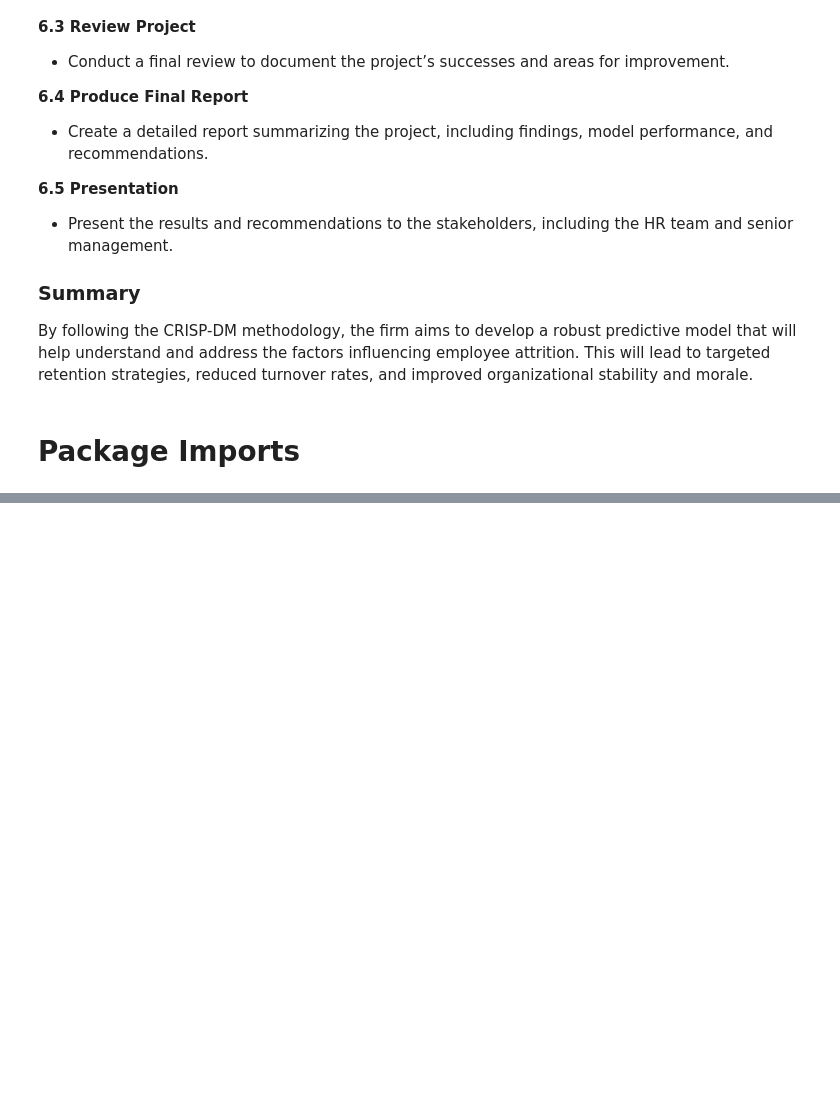
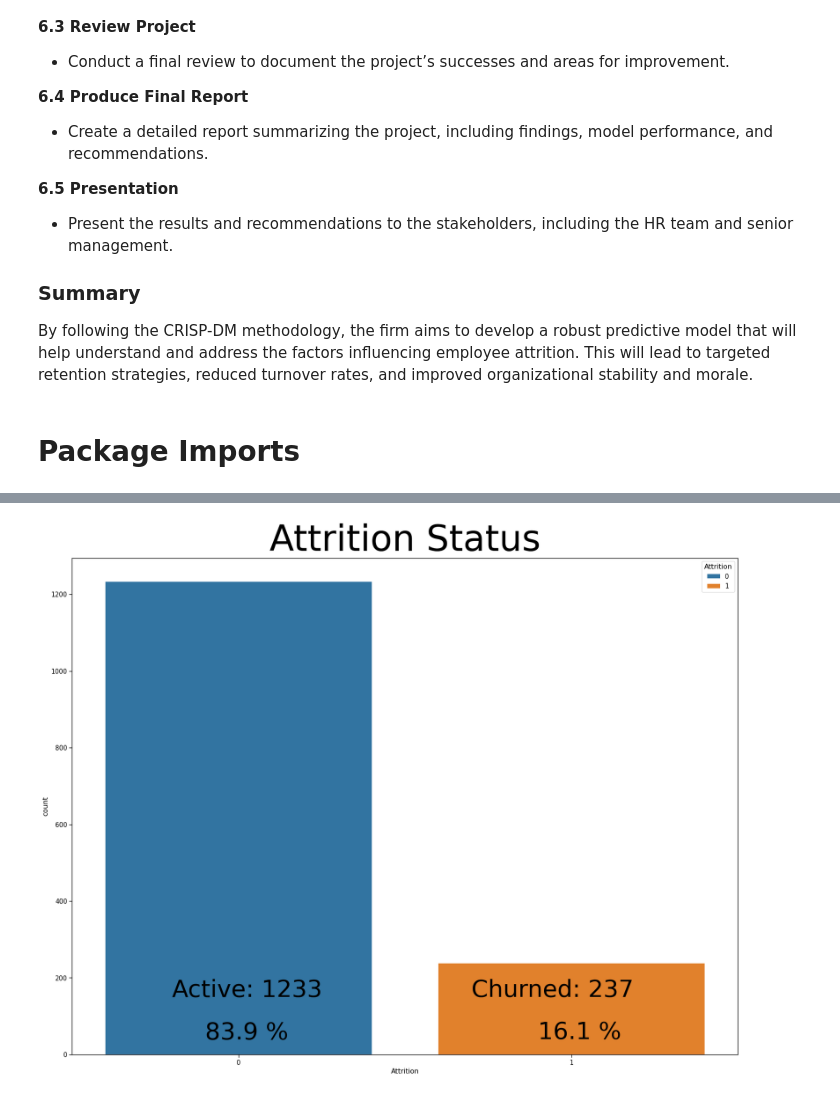
Before and after one commit to sumaila-ali/employee-attrition, a Jupyter notebook: Employeer Attrition.ipynb, the cells around one changed output, grey strips where cells are left out. Cells and saved outputs as stored; diff of their text form; code cells hidden in the pictures; blank space fills up the shorter version.

```diff
--- a/Employeer Attrition.ipynb
+++ b/Employeer Attrition.ipynb
@@ -180,0 +251,3 @@ ModuleNotFoundError: No module named 'pandas'
+# %%
+# Call the data import function and save the data as df and df_copy
+df = data_import()
@@ -180,0 +319,16 @@ ModuleNotFoundError: No module named 'pandas'
+# %%
+ # List of categorical variables
+categorical_variables = list(df.select_dtypes(include=['object']).columns)
+
+# List of numerical variables
+numerical_variables = df.select_dtypes(include=["int64", "float64"]).columns.tolist()
+
+# Set the data type of the all categorical and numerical variables
+for i in categorical_variables:
+    df[i] = df[i].astype("category")
+
+
+for j in numerical_variables:
+    df[j] = df[j].astype("int64")
+
+del[i, j]
@@ -180,0 +412,26 @@ ModuleNotFoundError: No module named 'pandas'
+# %%
+# Exploratory Data Analysis
+target = df.Attrition
+
+churned = target.sum()
+active = len(target) - churned
+
+Percentage_churned = round((churned / len(target)) * 100, 1)
+Percentage_active = round((active / len(target)) * 100, 1)
+
+# Distribution of target variable
+plt.figure(figsize=(20, 15))
+sns.set_context('paper', font_scale=1.2)
+sns.countplot(x='Attrition', data=df, palette=['#1F77B4', '#FF7F0E'], hue = 'Attrition')
+plt.annotate('Active: {}'.format(active), xy=(-0.3, 150), xytext=(-0.2, 150), size=40)
+plt.annotate('Churned: {}'.format(churned), xy=(0.7, 150), xytext=(0.7, 150), size=40)
+plt.annotate(str(Percentage_active) + " %", xy=(-0.3, 15), xytext=(-0.1, 40), size=40)
+plt.annotate(str(Percentage_churned) + " %", xy=(0.7, 15), xytext=(0.9, 40), size=40)
+plt.title('Attrition Status', size=60)
+image_file = 'figure 1.1.png'
+save_path = f'{image_file}'
+plt.savefig(save_path)
+
+del [active, churned, Percentage_active, Percentage_churned, target]
+# %% [output]
+[figure, added]
```
Also changed, not shown: parts of 20 cells of this notebook.
